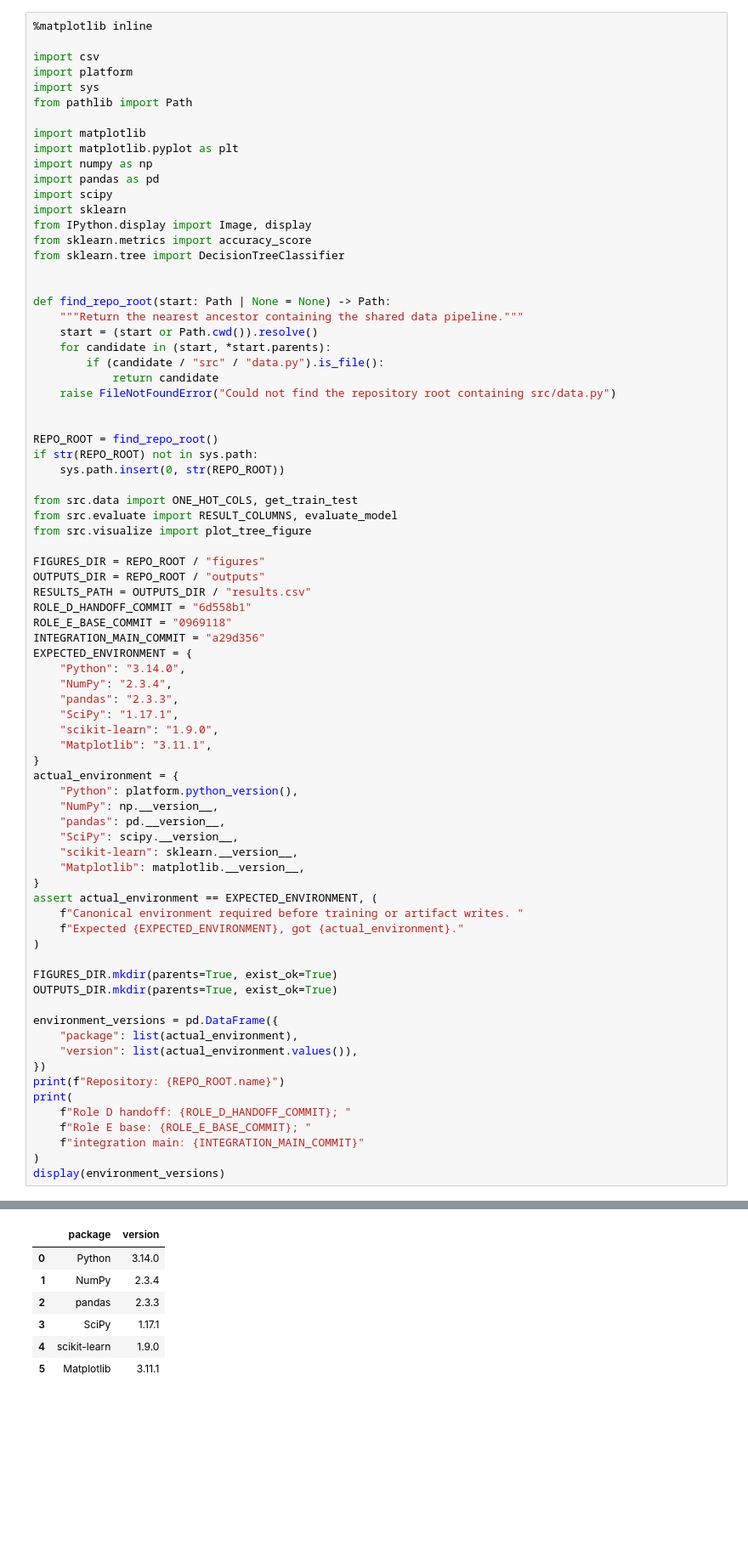
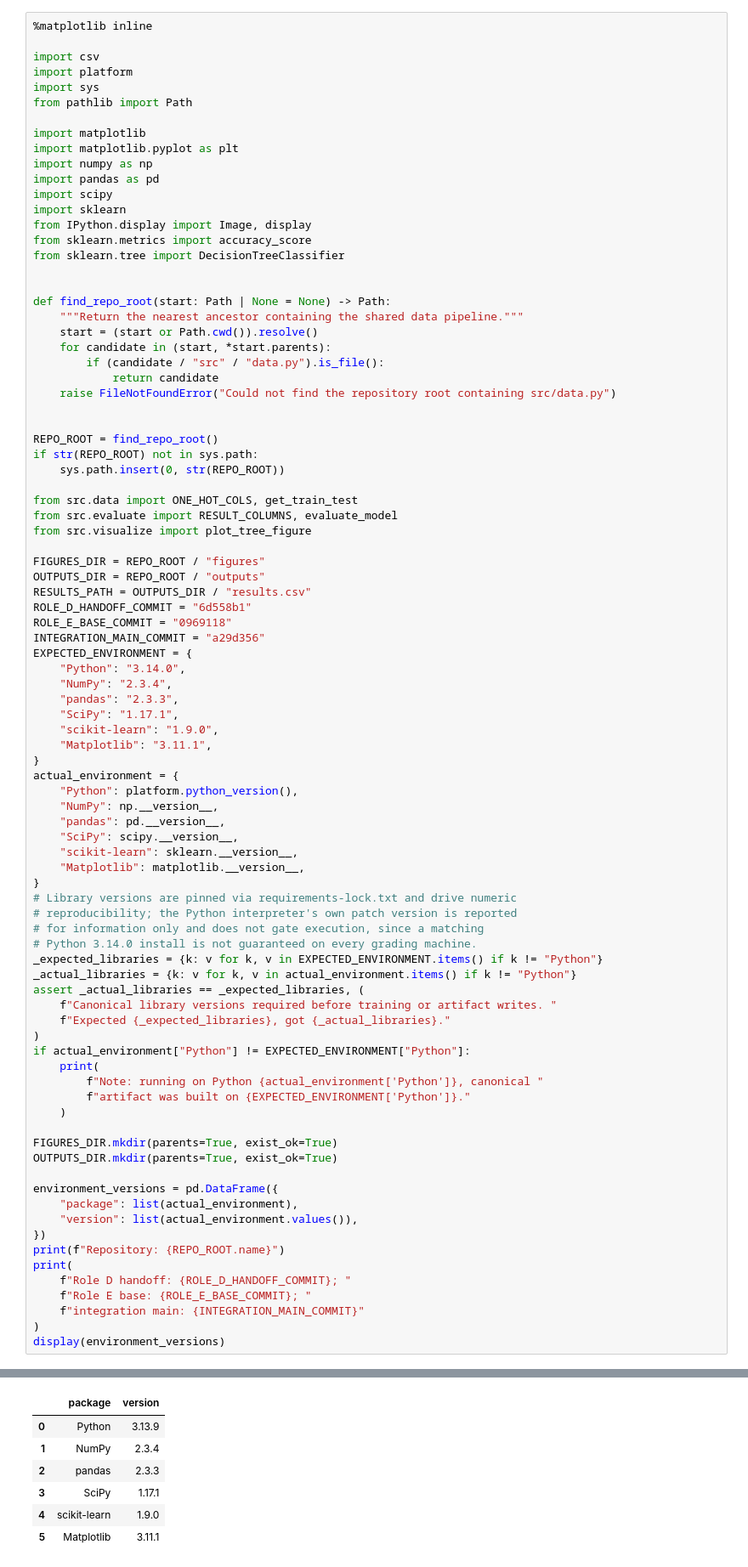
Before and after one commit to thphuc06/Lab2_DecisionTree, a Jupyter notebook: notebooks/05_improve_features.ipynb, the cells around one changed output, grey strips where cells are left out. Shown at 85% size. Drawn from its saved outputs; the diff is of its cells as text; blank space fills up the shorter version.

Commit message:
fix assertion error, and readme document

```diff
--- a/notebooks/05_improve_features.ipynb
+++ b/notebooks/05_improve_features.ipynb
@@ -74,10 +74,21 @@ actual_environment = {
     "scikit-learn": sklearn.__version__,
     "Matplotlib": matplotlib.__version__,
 }
-assert actual_environment == EXPECTED_ENVIRONMENT, (
-    f"Canonical environment required before training or artifact writes. "
-    f"Expected {EXPECTED_ENVIRONMENT}, got {actual_environment}."
+# Library versions are pinned via requirements-lock.txt and drive numeric
+# reproducibility; the Python interpreter's own patch version is reported
+# for information only and does not gate execution, since a matching
+# Python 3.14.0 install is not guaranteed on every grading machine.
+_expected_libraries = {k: v for k, v in EXPECTED_ENVIRONMENT.items() if k != "Python"}
+_actual_libraries = {k: v for k, v in actual_environment.items() if k != "Python"}
+assert _actual_libraries == _expected_libraries, (
+    f"Canonical library versions required before training or artifact writes. "
+    f"Expected {_expected_libraries}, got {_actual_libraries}."
 )
+if actual_environment["Python"] != EXPECTED_ENVIRONMENT["Python"]:
+    print(
+        f"Note: running on Python {actual_environment['Python']}, canonical "
+        f"artifact was built on {EXPECTED_ENVIRONMENT['Python']}."
+    )
 
 FIGURES_DIR.mkdir(parents=True, exist_ok=True)
 OUTPUTS_DIR.mkdir(parents=True, exist_ok=True)
@@ -97,7 +109,7 @@ display(environment_versions)
 Repository: Lab2_DecisionTree
 Role D handoff: 6d558b1; Role E base: 0969118; integration main: a29d356
 |  | package | version |
-| 0 | Python | 3.14.0 |
+| 0 | Python | 3.13.9 |
 | 1 | NumPy | 2.3.4 |
 | 2 | pandas | 2.3.3 |
 | 3 | SciPy | 1.17.1 |
```
Also changed, not shown: parts of 3 cells of this notebook, 15 other files.
